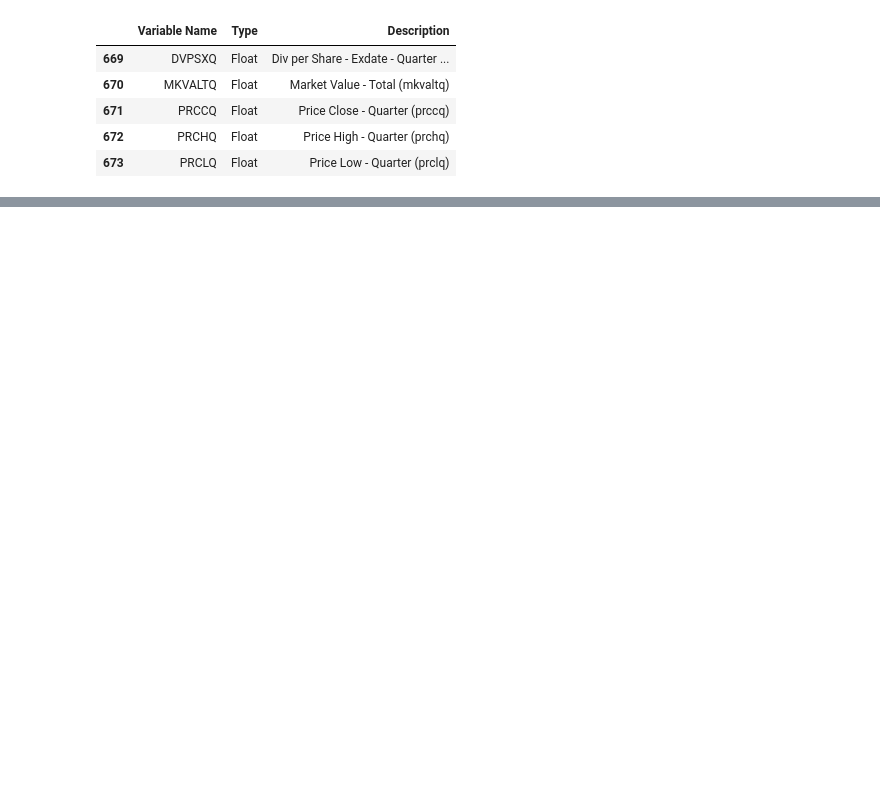
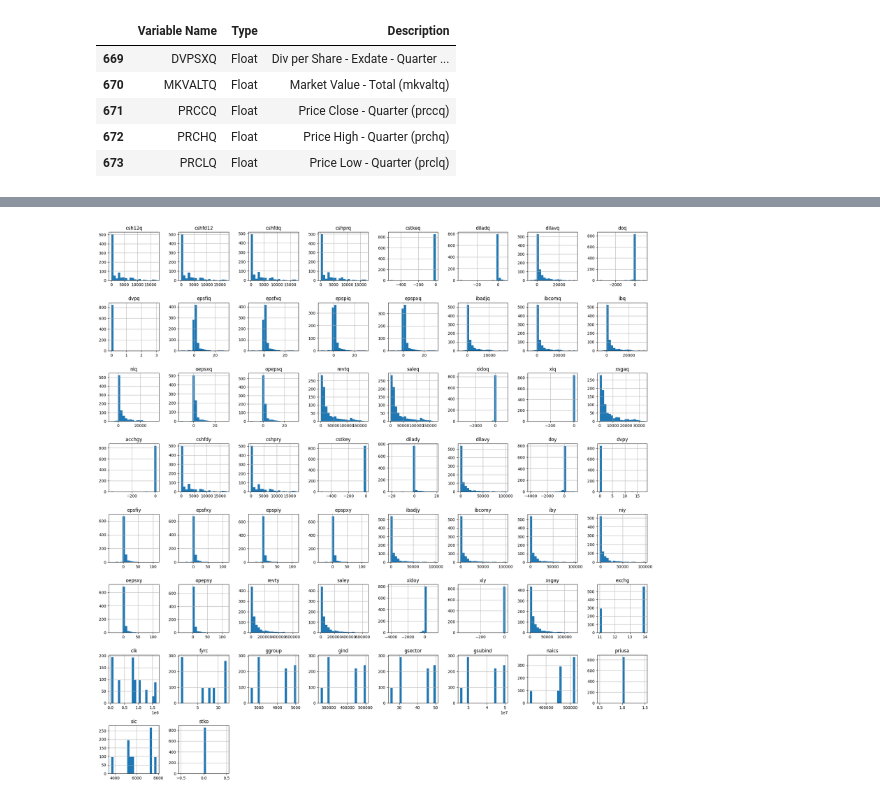
Before and after one commit to ili23/cds-sp24-millennium, a Jupyter notebook: notebooks/quarterly_research.ipynb, the cells around one changed output, grey strips where cells are left out. Drawn from its saved outputs; the diff is of its cells as text; code cells hidden in the pictures; blank space fills up the shorter version.

```diff
--- a/notebooks/quarterly_research.ipynb
+++ b/notebooks/quarterly_research.ipynb
@@ -11,3 +14,6 @@ var_description.tail()
 | 671 | PRCCQ | Float | Price Close - Quarter (prccq) |
 | 672 | PRCHQ | Float | Price High - Quarter (prchq) |
 | 673 | PRCLQ | Float | Price Low - Quarter (prclq) |
+# %%
+df = pd.read_csv('../data/quarterly_fundamentals.csv')
+df.tail()
@@ -13,0 +44,12 @@ var_description.tail()
+# %%
+non_normal = []
+for name in df.columns[67:]:
+    try:
+        measurements = df[name]
+        stat,p = scipy.stats.normaltest(measurements)
+        if p < 0.05:
+            non_normal.append(name)
+    except:
+        print(name, "not float")
+print("found", len(non_normal), "non-normals:")
+non_normal
@@ -13,0 +91,6 @@ var_description.tail()
+# %%
+df.hist(column=non_normal, figsize=(20,20), bins=20)
+plt.tight_layout()
+plt.show()
+# %% [output]
+[figure, added]
```
Also changed, not shown: parts of 18 cells of this notebook, 3 other files.
